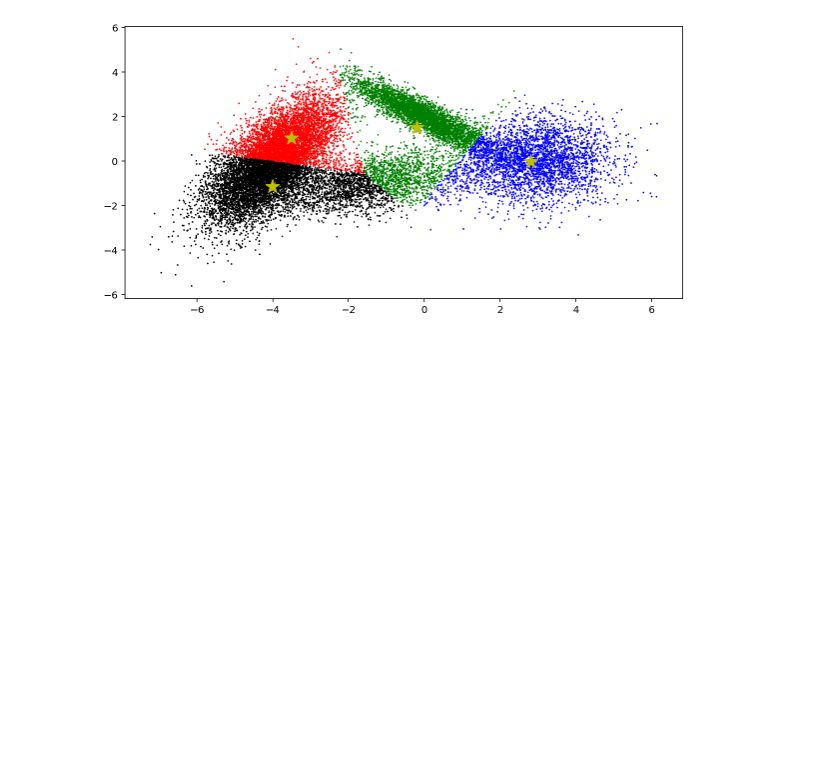
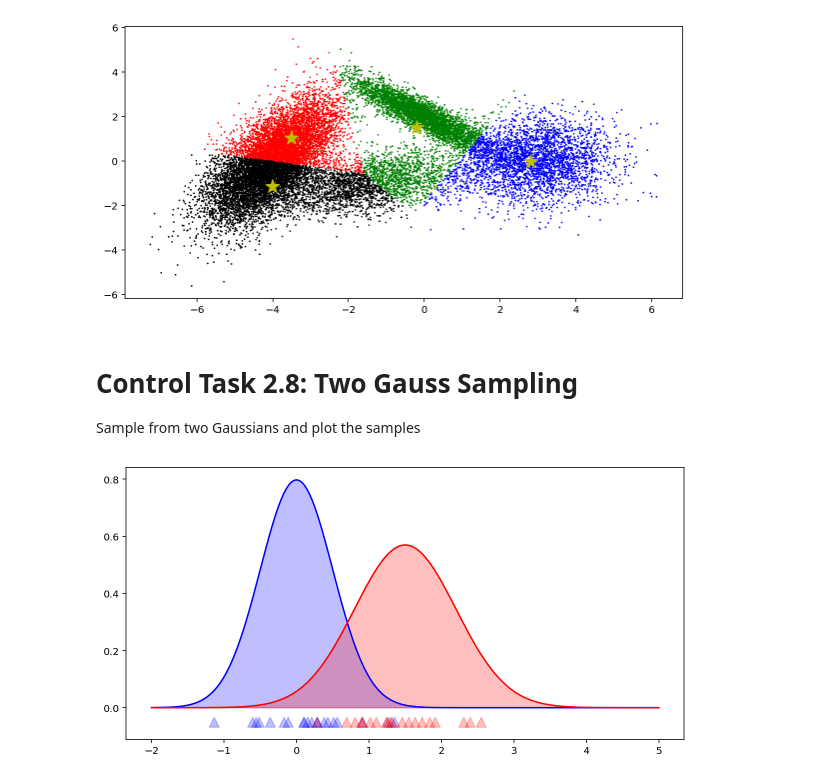
Before and after one commit to jgoerner/advanced-statistics, a Jupyter notebook: statistics/notebooks/Readingguide-2.ipynb, the cells around one changed output. Drawn from its saved outputs; the diff is of its cells as text; code cells hidden in the pictures; blank space fills up the shorter version.

Commit message:
Include Control Task 2.8

```diff
--- a/statistics/notebooks/Readingguide-2.ipynb
+++ b/statistics/notebooks/Readingguide-2.ipynb
@@ -330,3 +330,39 @@ plt.scatter(*kmeans.cluster_centers_.T, marker="*", s=200, color="y")
 plt.savefig("./results/2-07-hard-clustring.png")
 # %% [output]
 [figure]
+# %% [markdown]
+# Control Task 2.8: Two Gauss Sampling
+Sample from two Gaussians and plot the samples
+# %%
+# %load src/2-08-sample-wiht-dist.py
+# Import
+import numpy as np
+import matplotlib.pyplot as plt
+from scipy.stats import norm
+
+# Config
+%config InlineBackend.figure_format = 'retina'
+%matplotlib inline
+plt.rcParams["figure.figsize"] = (10, 5)
+
+# Prepare distributions
+N = [norm(loc=0, scale=0.5), norm(loc=1.5, scale=0.7)]
+x = np.linspace(-2, 5, 200)
+
+# Plot
+cmap = ["b", "r"]
+n_samples = 20
+for n, c in zip(N, cmap):
+    plt.plot(x, n.pdf(x), color=c)
+    plt.fill_between(x, 0, n.pdf(x), alpha=0.25, color=c)
+    plt.scatter(
+        n.rvs(n_samples),
+        -.05*np.ones(n_samples),
+        marker="^",
+        color=c,
+        alpha=.25,
+        s=100
+    )
+plt.savefig("./results/2-08-sample-with-dist.png")
+# %% [output]
+[figure, added]
```
Also changed, not shown: 2 other files.
